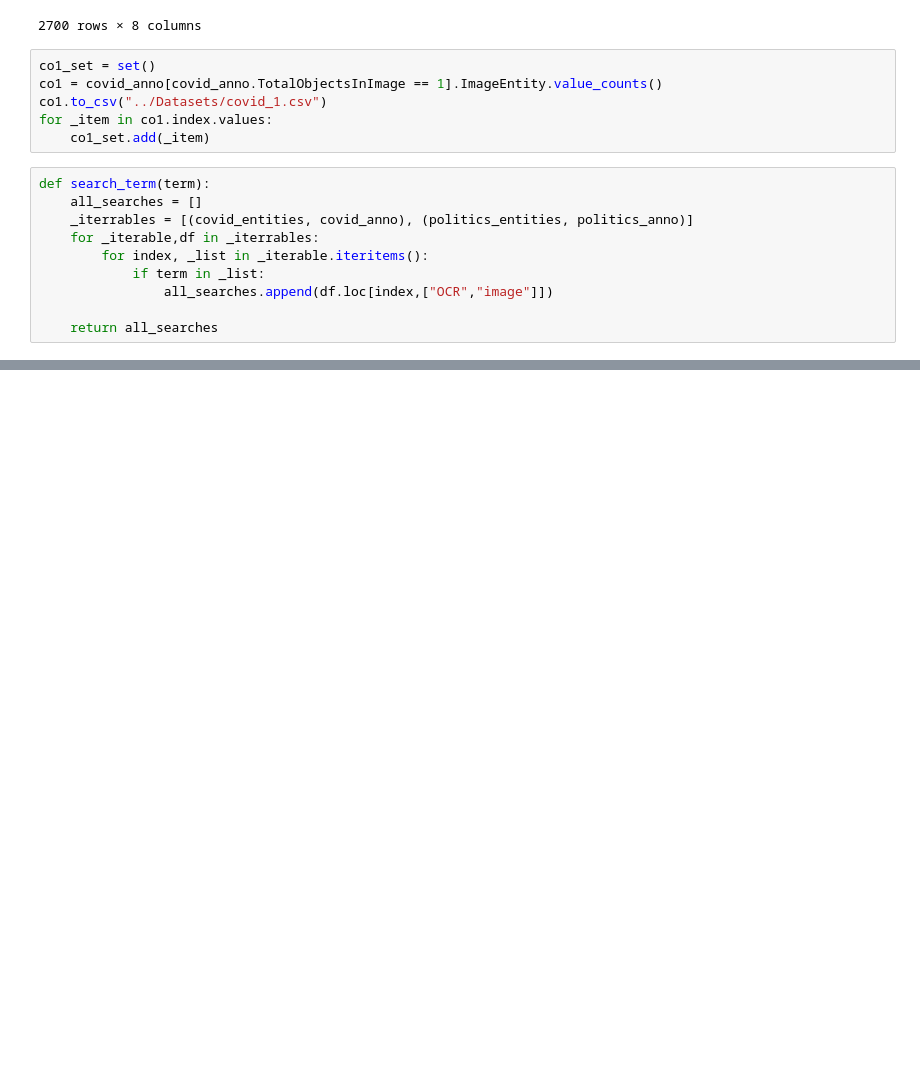
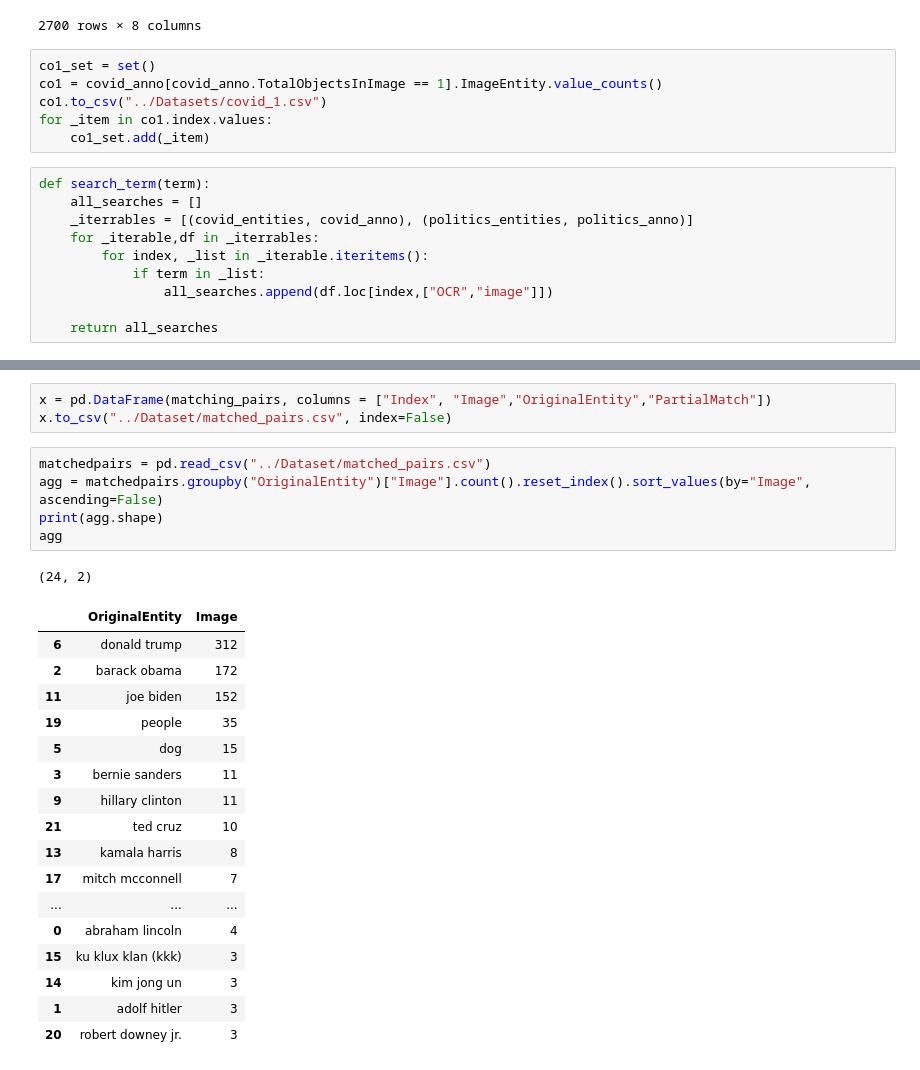
Before and after one commit to sidtandon2014/Dissecting-Harmful-Memes, a Jupyter notebook: Notebooks/EntityAnalysis.ipynb, the cells around one changed output, grey strips where cells are left out. Cells and saved outputs as stored; diff of their text form; blank space fills up the shorter version.

Commit message:
Updated entity Analysis

```diff
--- a/Notebooks/EntityAnalysis.ipynb
+++ b/Notebooks/EntityAnalysis.ipynb
@@ -211,0 +245,27 @@ def search_term(term):
+# %%
+x = pd.DataFrame(matching_pairs, columns = ["Index", "Image","OriginalEntity","PartialMatch"])
+x.to_csv("../Dataset/matched_pairs.csv", index=False)
+# %%
+matchedpairs = pd.read_csv("../Dataset/matched_pairs.csv")
+agg = matchedpairs.groupby("OriginalEntity")["Image"].count().reset_index().sort_values(by="Image", ascending=False)
+print(agg.shape)
+agg
+# %% [output]
+(24, 2)
+|  | OriginalEntity | Image |
+| 6 | donald trump | 312 |
+| 2 | barack obama | 172 |
+| 11 | joe biden | 152 |
+| 19 | people | 35 |
+| 5 | dog | 15 |
+| 3 | bernie sanders | 11 |
+| 9 | hillary clinton | 11 |
+| 21 | ted cruz | 10 |
+| 13 | kamala harris | 8 |
+| 17 | mitch mcconnell | 7 |
+| ... | ... | ... |
+| 0 | abraham lincoln | 4 |
+| 15 | ku klux klan (kkk) | 3 |
+| 14 | kim jong un | 3 |
+| 1 | adolf hitler | 3 |
+| 20 | robert downey jr. | 3 |
```
Also changed, not shown: parts of 8 cells of this notebook.
